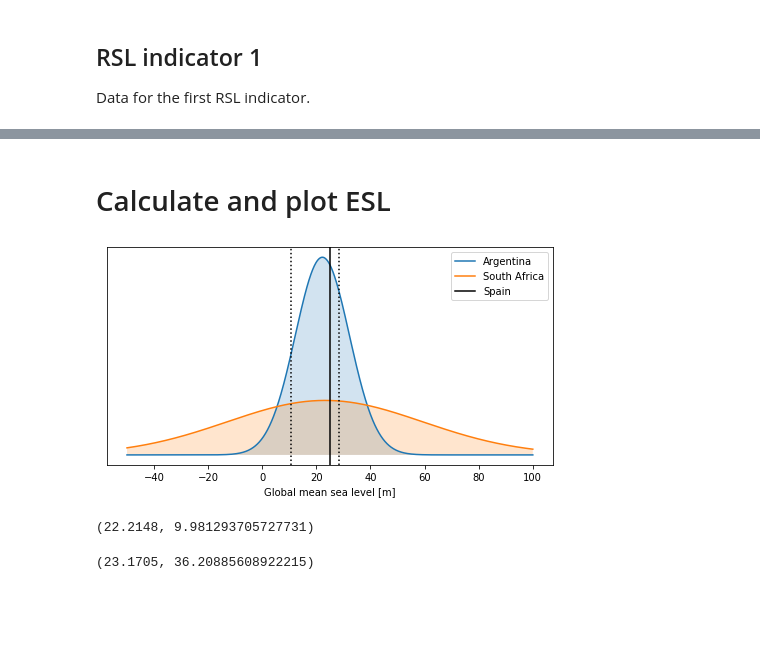
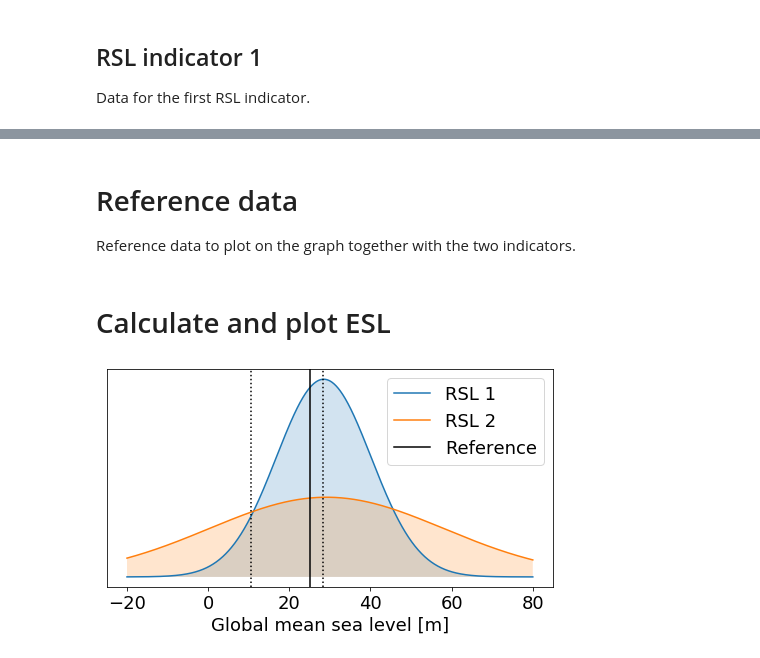
Before and after one commit to Alerovere/Paleo-SL-utilities, a Jupyter notebook: ESL_Calculations/ESL_calculations.ipynb, the cells around one changed output, grey strips where cells are left out. Cells and saved outputs as stored; diff of their text form; code cells hidden in the pictures; blank space fills up the shorter version.

```diff
--- a/ESL_Calculations/ESL_calculations.ipynb
+++ b/ESL_Calculations/ESL_calculations.ipynb
@@ -39,16 +43,28 @@ Data for the first RSL indicator.
 # %%
-#Insert data here
+#Insert data here (mean and standard deviation)
 RSL2mu = 35.1 #meters
 RSL2sd = 2.2
 
 GIA2mu = -9.6 #meters
 GIA2sd = 1.6
 
-VLR2mu = 4.65 #m/Ma
-VLR2sd = 7.79
+VLR2mu = 3.4 #m/Ma
+VLR2sd = 6.3
 
-Age2mu= 4.63
-Age2sd= 0.36
+Age2mu= 4.57
+Age2sd= 0.15
+# %% [markdown]
+# Reference data
+Reference data to plot on the graph together with the two indicators.
+# %%
+Low_ref=10.6 #meters
+Avg_ref=25.1
+High_ref=28.3
+
+Age_ref=4.39 #Million years
+Age_ref_sd=0.195
+Agemin=Age_ref-Age_ref_sd
+Agemax=Age_ref+Age_ref_sd
 # %% [markdown]
 # Calculate and plot ESL
 # %%
@@ -62,29 +78,22 @@ VLM2sd=np.abs(VLM2mu)*(np.sqrt(np.square(VLR2sd/VLR2mu)+np.square(Age2sd/Age2mu)
 ESL2mu=RSL2mu-GIA2mu-VLM2mu
 ESL2sd=np.sqrt(np.square(RSL2sd)+np.square(GIA2sd)+np.square(VLM2sd))
 # %%
-#Plots
-x = np.linspace(-50, 100, 1000)
+#Sea Level Plots
+x = np.linspace(-20, 80, 1000)
 y = scipy.stats.norm.pdf(x,ESL1mu,ESL1sd)
 y2 = scipy.stats.norm.pdf(x,ESL2mu,ESL2sd)
 fig, ax = plt.subplots(1,figsize=(8,4))
-ax.plot(x, y,label='Argentina')
-ax.plot(x, y2,label='South Africa')
+ax.plot(x, y,label='RSL 1')
+ax.plot(x, y2,label='RSL 2')
 ax.fill_between(x, y, alpha='0.2')
 ax.fill_between(x, y2, alpha='0.2')
 ax.set_xlabel('Global mean sea level [m]')
 ax.set_yticks([])
-plt.axvline(x=10.6, color='k', linestyle='dotted')
-plt.axvline(x=25.1, color='k',label='Spain')
-plt.axvline(x=28.3, color='k', linestyle='dotted')
+plt.axvline(x=Low_ref, color='k', linestyle='dotted')
+plt.axvline(x=Avg_ref, color='k',label='Reference')
+plt.axvline(x=High_ref, color='k', linestyle='dotted')
 ax.legend(loc='best')
+plt.savefig('GMSL.svg')
 plt.show()
 # %% [output]
-[figure, old version]
+[figure, new version]
-# %%
-ESL1mu,ESL1sd
-# %% [output]
-(22.2148, 9.981293705727731)
-# %%
-ESL2mu,ESL2sd
-# %% [output]
-(23.1705, 36.20885608922215)
```
Also changed, not shown: parts of 5 cells of this notebook, 3 other files.
